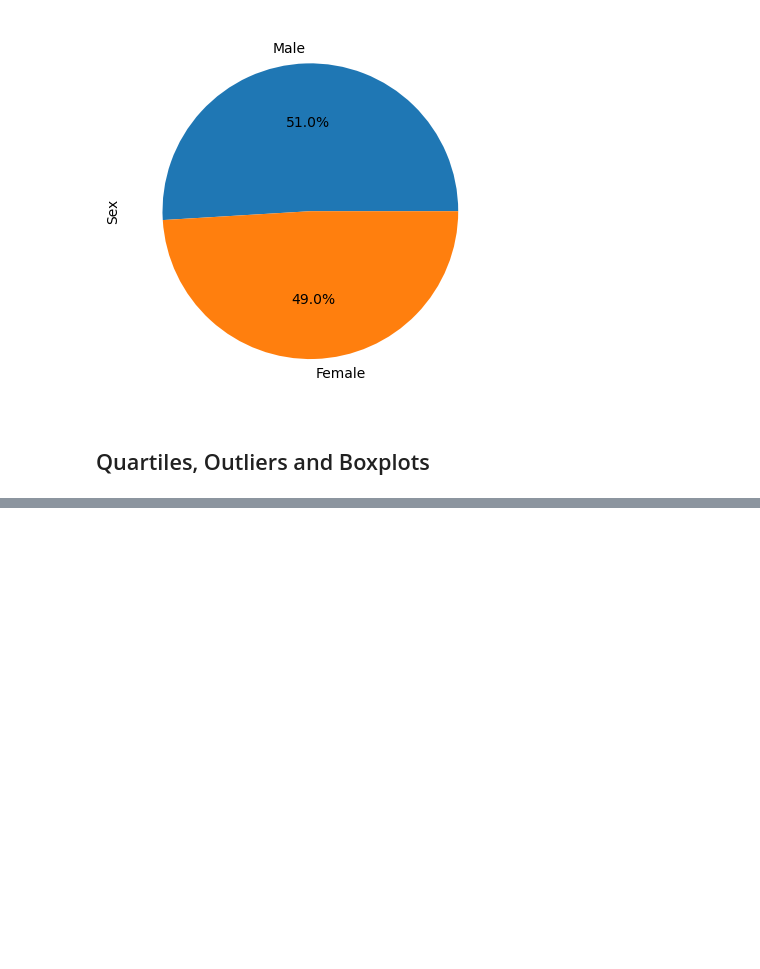
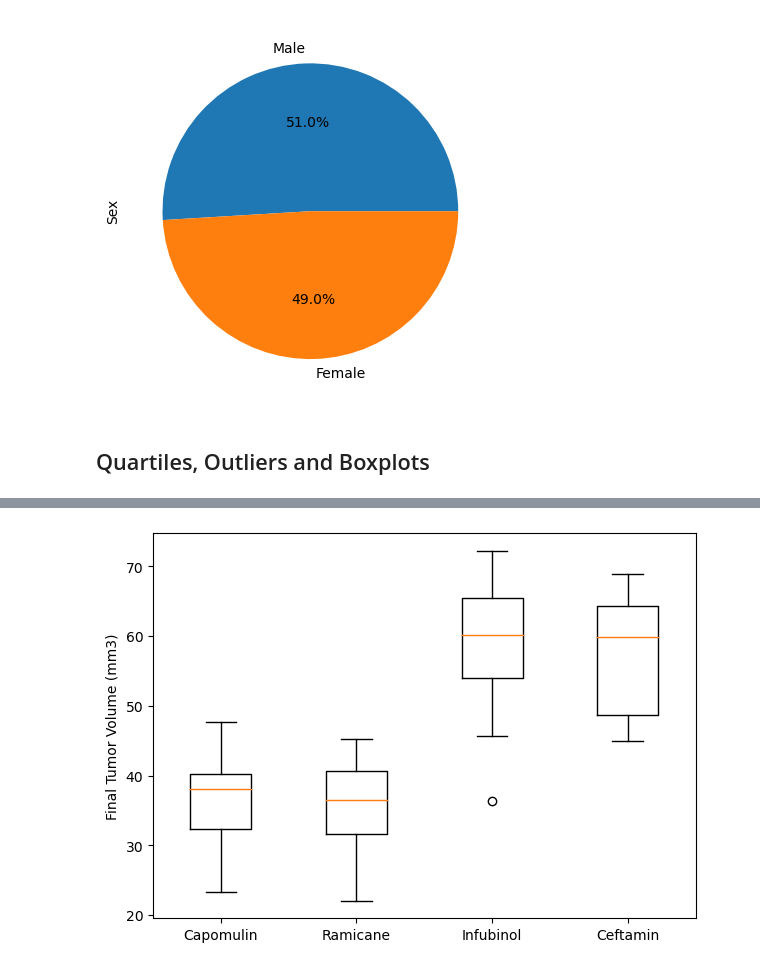
Before and after one commit to brnkath/matplotlib-challenge, a Jupyter notebook: Pymaceuticals/pymaceuticals_analysis.ipynb, the cells around one changed output, grey strips where cells are left out. Cells and saved outputs as stored; diff of their text form; code cells hidden in the pictures; blank space fills up the shorter version.

```diff
--- a/Pymaceuticals/pymaceuticals_analysis.ipynb
+++ b/Pymaceuticals/pymaceuticals_analysis.ipynb
@@ -184,8 +186,12 @@ plt.show()
 # Calculating the final tumor volume of each mouse across four of the treatment regimens:
 # Capomulin, Ramicane, Infubinol, and Ceftamin
 treatment_regimens = ["Capomulin", "Ramicane", "Infubinol", "Ceftamin"]
+regimen_df = combined_study_data[combined_study_data["Drug Regimen"].isin(treatment_regimens)]
 
 # Starting by getting the last (greatest) timepoint for each mouse
-
+greatest_timepoint = regimen_df.groupby("Mouse ID")["Mouse ID"].unique()
+greatest_timepoint = regimen_df.groupby("Mouse ID")["Timepoint"].max()
 
 # Merging this group df with the original DataFrame to get the tumor volume at the last timepoint
+timepoint_tumor_merge = pd.merge(greatest_timepoint, combined_study_data, how="left", on=["Mouse ID", "Timepoint"])
+timepoint_tumor_merge
@@ -208,0 +260,19 @@ tumor_volume = []
+# %%
+# Generating a box plot that shows the distrubution of the tumor volume for each treatment group.
+tumor_volumes_by_regimen = {}
+
+# Looping through each regimen and store the tumor volumes in the dictionary
+for regimen in treatment_regimens:
+    regimen_tumor_volumes = timepoint_tumor_merge.loc[timepoint_tumor_merge["Drug Regimen"] == regimen, "Tumor Volume (mm3)"]
+    tumor_volumes_by_regimen[regimen] = regimen_tumor_volumes
+
+# Creating a list to hold the tumor volumes for each regimen
+data_to_plot = [tumor_volumes_by_regimen[regimen].tolist() for regimen in treatment_regimens]
+
+# Creating the boxplot
+plt.figure(figsize=(7, 5))
+plt.boxplot(data_to_plot, labels=treatment_regimens)
+plt.ylabel("Final Tumor Volume (mm3)")
+plt.show()
+# %% [output]
+[figure, added]
```
Also changed, not shown: parts of 10 cells of this notebook, 1 other file.
